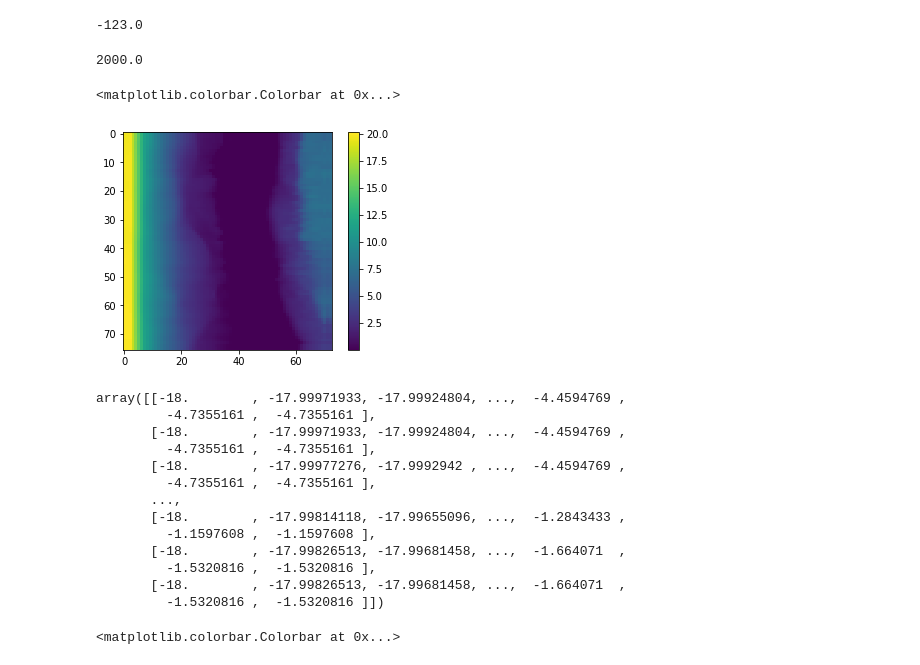
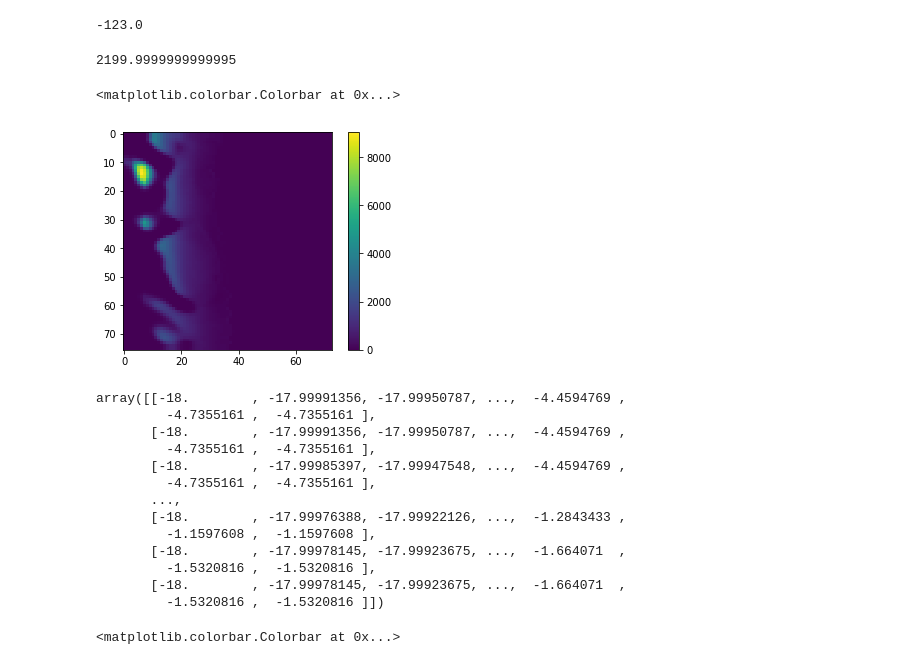
Before and after one commit to openearth/sandbox-fm, a Jupyter notebook: notebooks/waveplot.ipynb, the cells around one changed output. Cells and saved outputs as stored; diff of their text form; code cells hidden in the pictures.

Commit message:
plot updates

```diff
--- a/notebooks/waveplot.ipynb
+++ b/notebooks/waveplot.ipynb
@@ -14,39 +15,39 @@ xbeach.get_time_step()
 # %% [output]
 -123.0
 # %%
-for i in range(1000):
+for i in range(100):
     xbeach.update(600)
 xbeach.get_current_time()
 # %% [output]
-2000.0
+2199.9999999999995
 # %%
 data = {}
 data['ravensburger'] = np.s_[10:60, 10:50]
 
 # hh -> zs - zb
-for var in ["zs", "zb", "u", "v", "x", "y", "hh", "H"]:
+for var in ["zs", "zb", "u", "v", "x", "y", "hh", "H", "D"]:
     data[var] = xbeach.get_var(var)
 # %%
-plt.imshow(data["hh"][:,:])
+plt.imshow(data["D"][:,:])
 plt.colorbar()
 # %% [output]
 <matplotlib.colorbar.Colorbar at 0x...>
-[figure, old version]
+[figure, new version]
 # %%
 data['zb']
 # %% [output]
-array([[-18.        , -17.99971933, -17.99924804, ...,  -4.4594769 ,
+array([[-18.        , -17.99991356, -17.99950787, ...,  -4.4594769 ,
          -4.7355161 ,  -4.7355161 ],
-       [-18.        , -17.99971933, -17.99924804, ...,  -4.4594769 ,
+       [-18.        , -17.99991356, -17.99950787, ...,  -4.4594769 ,
          -4.7355161 ,  -4.7355161 ],
-       [-18.        , -17.99977276, -17.9992942 , ...,  -4.4594769 ,
+       [-18.        , -17.99985397, -17.99947548, ...,  -4.4594769 ,
          -4.7355161 ,  -4.7355161 ],
        ...,
-       [-18.        , -17.99814118, -17.99655096, ...,  -1.2843433 ,
+       [-18.        , -17.99976388, -17.99922126, ...,  -1.2843433 ,
          -1.1597608 ,  -1.1597608 ],
-       [-18.        , -17.99826513, -17.99681458, ...,  -1.664071  ,
+       [-18.        , -17.99978145, -17.99923675, ...,  -1.664071  ,
          -1.5320816 ,  -1.5320816 ],
-       [-18.        , -17.99826513, -17.99681458, ...,  -1.664071  ,
+       [-18.        , -17.99978145, -17.99923675, ...,  -1.664071  ,
          -1.5320816 ,  -1.5320816 ]])
 # %%
 plt.imshow(data["zb"][:,:])
```
Also changed, not shown: parts of 7 cells of this notebook, 1 other file.
